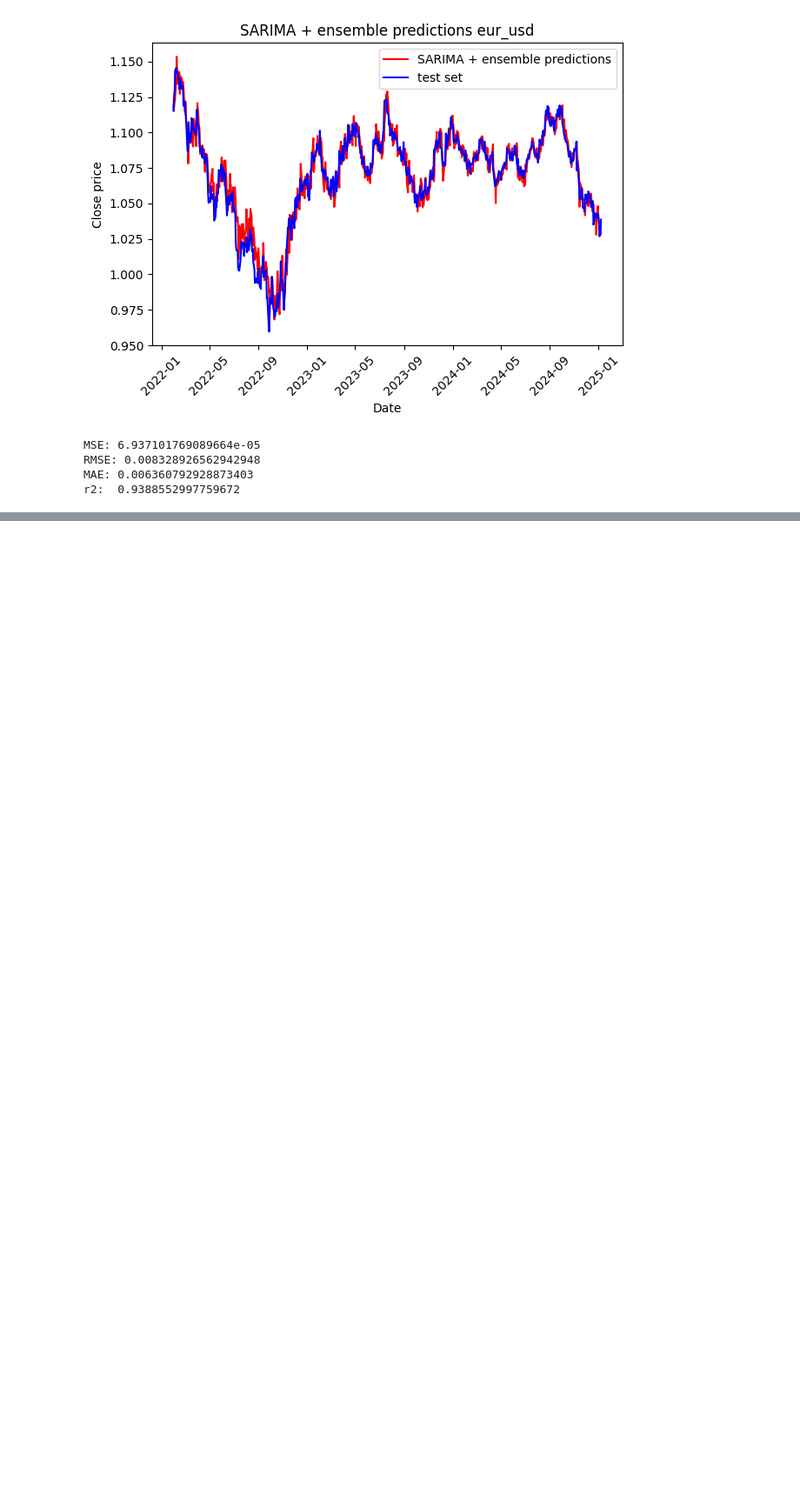
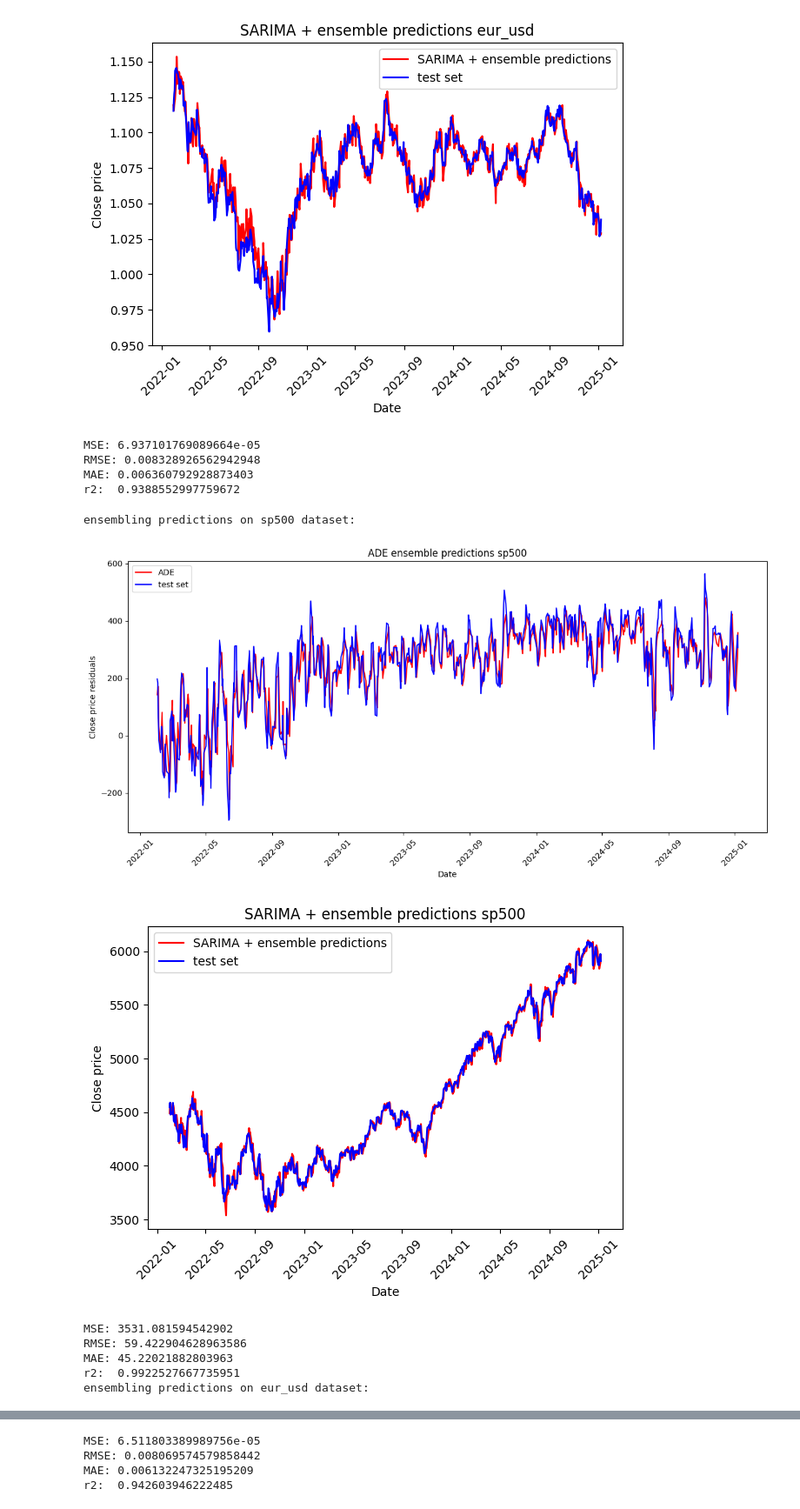
Before and after one commit to andreadamiano/Arbitrated-Dynamic-Ensemble, a Jupyter notebook: Project_code/Arbitrated Dynamic Ensemble.ipynb, the cells around one changed output, grey strips where cells are left out. Shown at 87% size. Saved outputs shown, nothing was run; the diff lists cells and outputs as text; code cells hidden in the pictures; blank space fills up the shorter version.

```diff
--- a/Project_code/Arbitrated Dynamic Ensemble.ipynb
+++ b/Project_code/Arbitrated Dynamic Ensemble.ipynb
@@ -2351,3 +2351,78 @@ MSE: 6.937101769089664e-05
 RMSE: 0.008328926562942948
 MAE: 0.006360792928873403
 r2:  0.9388552997759672
+# %%
+#using the class
+train_data = {}
+test_data = {}
+
+trained_models = [Linear_booster_model, CNN_model, LSTM_model, LSTM_CNN_model, parallelCNNLSTM_model]
+
+for name , _ in datasets.items():
+    print(f"ensembling predictions on {name} dataset:")
+    meta_model = "neural network"
+    # meta_model = "linear booster"
+    train_data[name] = val_residuals[name]
+    train_data[name].index = pd.to_datetime(val_residuals[name].index)
+
+    test_data[name] = test_residuals[name]
+    test_data[name].index = pd.to_datetime(test_residuals[name].index)
+    window_size = 10
+    error_window = 10
+    k=3 #number of models to make the ensemble at each time step
+
+
+    ade = ADE([trained_model[name] for trained_model in trained_models], meta_model, train_data[name], test_data[name], window_size, error_window, k) #k represent the number of model to select from the batch of models
+    final_preds = ade.predict()
+
+
+    #visualize
+    ensemble_preds = pd.DataFrame(final_preds.detach().numpy())
+    ensemble_preds.index = pd.to_datetime(test_data[name][window_size*2:].index)
+
+    plt.figure(figsize=(12, 6))
+    plt.title(f"ADE ensemble predictions {name}")
+    sns.lineplot(x = ensemble_preds.index, y = ensemble_preds.squeeze(), label = "ADE", color = "red")
+    sns.lineplot(x = test_data[name][window_size*2:].index, y = test_data[name][window_size*2:].squeeze(), label = "test set", color = "blue")
+    plt.ylabel('Close price residuals')
+    plt.xlabel('Date')
+    plt.xticks(rotation=45)  # Rotate x-axis labels
+    plt.tight_layout() # Automatically adjusts the layout
+    plt.legend()
+    plt.show()
+
+
+    #combine ensemble predictions with ARIMA model
+    final_preds = SARIMA_test_predictions[name][window_size*2:] + ensemble_preds.iloc[:,0]
+
+    #compute metrics
+    mse = mean_squared_error(Close_price[name].loc[final_preds.index], final_preds)
+    rmse = np.sqrt(mse)
+    mae = mean_absolute_error(Close_price[name].loc[final_preds.index], final_preds)
+    r2 = r2_score(Close_price[name].loc[final_preds.index], final_preds)
+
+    #visualize
+    # plt.figure(figsize=(12, 6))
+    plt.title(f"SARIMA + ensemble predictions {name}")
+    sns.lineplot(x = final_preds.index, y = final_preds.squeeze(), label = "SARIMA + ensemble predictions", color = "red")
+    sns.lineplot(x = Close_price[name].loc[final_preds.index].index, y = Close_price[name].loc[final_preds.index].squeeze(), label = "test set", color = "blue")
+    plt.ylabel('Close price')
+    plt.xlabel('Date')
+    plt.xticks(rotation=45)  # Rotate x-axis labels
+    plt.tight_layout() # Automatically adjusts the layout
+    plt.legend()
+    plt.show()
+
+    print(f"MSE: {mse}")
+    print(f"RMSE: {rmse}")
+    print(f"MAE: {mae}")
+    print(f"r2:  {r2}")
+# %% [output]
+ensembling predictions on sp500 dataset:
+[figure, added]
+[figure, added]
+MSE: 3531.081594542902
+RMSE: 59.422904628963586
+MAE: 45.22021882803963
+r2:  0.9922527667735951
+ensembling predictions on eur_usd dataset:
@@ -2353,0 +2431,4 @@ r2:  0.9388552997759672
+MSE: 6.511803389989756e-05
+RMSE: 0.008069574579858442
+MAE: 0.006132247325195209
+r2:  0.942603946222485
```
Also changed, not shown: parts of 2 cells of this notebook.
